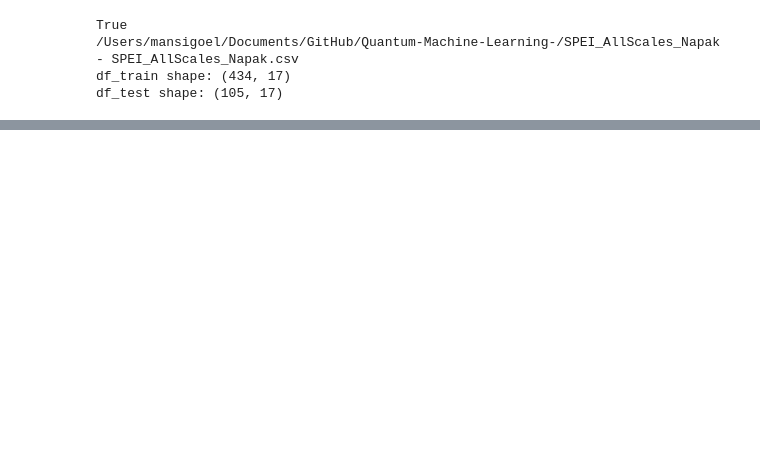
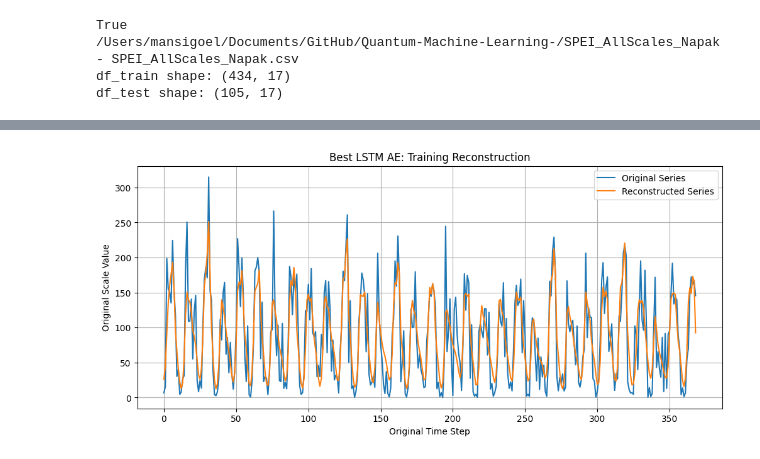
Before and after one commit to tripathydevjyoti/Quantum-Machine-Learning-, a Jupyter notebook: data-re upload/experiments/tune_lstm_ae.ipynb, the cells around one changed output, grey strips where cells are left out. Cells and saved outputs as stored; diff of their text form; code cells hidden in the pictures; blank space fills up the shorter version.

```diff
--- a/data-re upload/experiments/tune_lstm_ae.ipynb
+++ b/data-re upload/experiments/tune_lstm_ae.ipynb
@@ -239,0 +298,9 @@ Save path: lstm_ae_tuning_latent6_window20/run_003_lr_0.01_bs_64_latent_6_win_20
+# %%
+plot_reconstructed_series(
+    original_windows=best_lstm_results["X_train"],
+    reconstructed_windows=best_lstm_results["X_train_reconstructed"],
+    scaler=best_lstm_results["scaler"],
+    title="Best LSTM AE: Training Reconstruction",
+)
+# %% [output]
+[figure, added]
```
Also changed, not shown: parts of 5 cells of this notebook, 16 other files.
